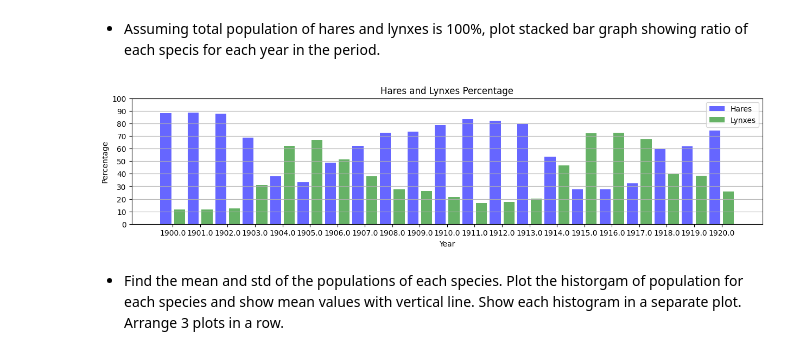
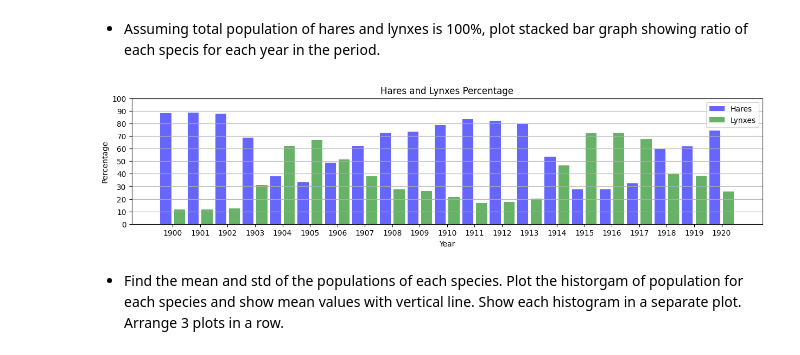
Before and after one commit to SinelnikovaJulia/Stat_practicum, a Jupyter notebook: second_prog.ipynb, the cells around one changed output. Cells and saved outputs as stored; diff of their text form; code cells hidden in the pictures.

```diff
--- a/second_prog.ipynb
+++ b/second_prog.ipynb
@@ -151,23 +151,25 @@ plt.show()
 # %%
 hares_percent = (hares / (hares + lynxes)) * 100
 lynxes_percent = (lynxes / (hares + lynxes)) * 100
 
 plt.figure(figsize=(15, 3))
 x = np.arange(len(year))
+year = year.astype(int)
+#print(type(year[0]))
 plt.bar(x - 0.25, hares_percent, 0.4, label = "Hares", color = "blue", alpha = 0.6)
 plt.bar(x + 0.25, lynxes_percent, 0.4, label = "Lynxes", color = "green", alpha = 0.6)
 
 plt.xlabel("Year")
 plt.ylabel("Percentage")
 plt.title("Hares and Lynxes Percentage")
 plt.xticks(x, year)
 plt.yticks(range(0, 101, 10))
 plt.legend()
 plt.grid(True, axis = "y")
 
 plt.show()
 # %% [output]
-[figure, old version]
+[figure, new version]
 # %% [markdown]
 - Find the mean and std of the populations of each species. Plot the historgam of population for each species and show mean values with vertical line. Show each histogram in a separate plot. Arrange 3 plots in a row.
 # %%
```
